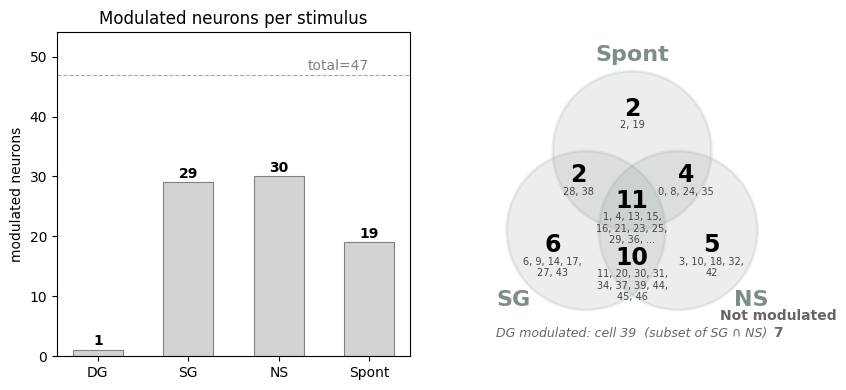
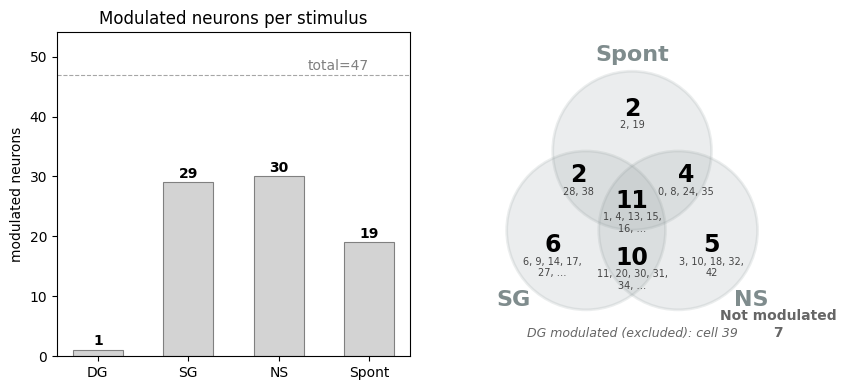
The notebook cell's code change between the first figure and the second:
--- before
+++ after
@@ -9,4 +9,4 @@
 plot_modulated_venn(modulated_mask, ax=ax2)
 
-plt.savefig("doc/figures/modulated_neurons_counts.png")
+# plt.savefig("doc/figures/modulated_neurons_counts.png")
 plt.show()

Commit: update